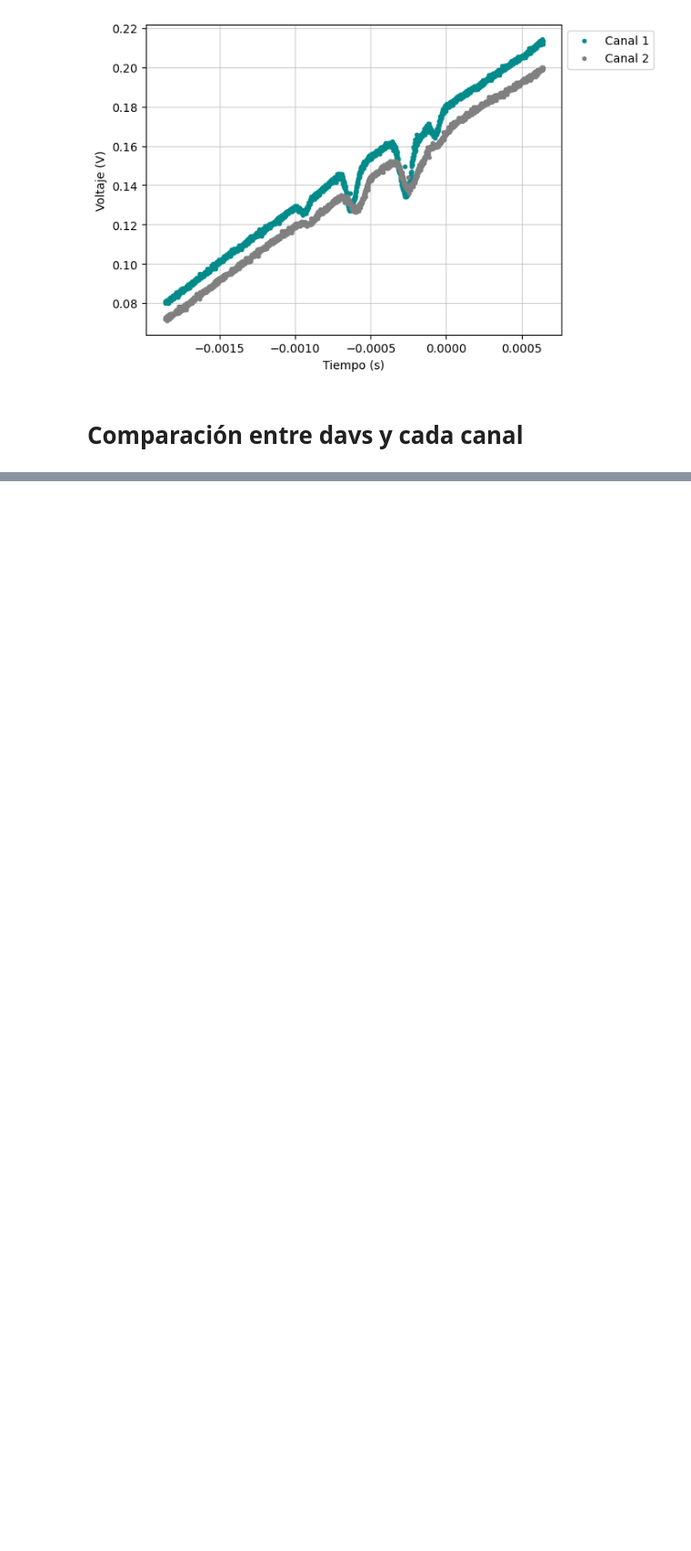
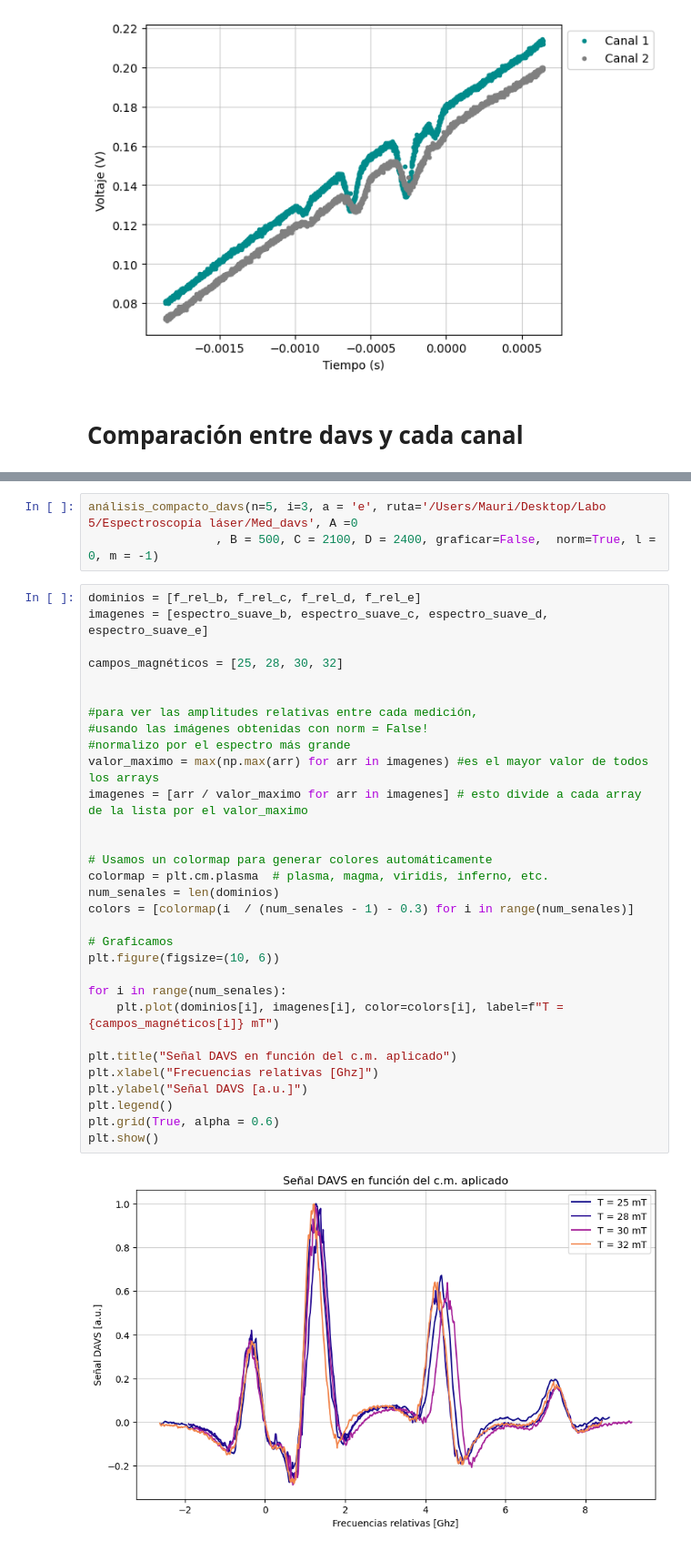
Before and after one commit to mauri-stack/labo5, a Jupyter notebook: espectroscopía_láser/análisis_DAVS.ipynb, the cells around one changed output, grey strips where cells are left out. Shown at 91% size. Saved outputs shown, nothing was run; the diff lists cells and outputs as text; blank space fills up the shorter version.

```diff
--- a/espectroscopía_láser/análisis_DAVS.ipynb
+++ b/espectroscopía_láser/análisis_DAVS.ipynb
@@ -370,0 +637,36 @@ plt.show()
+# %%
+análisis_compacto_davs(n=5, i=3, a = 'e', ruta='/Users/Mauri/Desktop/Labo 5/Espectroscopía láser/Med_davs', A =0
+                  , B = 500, C = 2100, D = 2400, graficar=False,  norm=True, l = 0, m = -1)
+# %%
+dominios = [f_rel_b, f_rel_c, f_rel_d, f_rel_e]
+imagenes = [espectro_suave_b, espectro_suave_c, espectro_suave_d, espectro_suave_e]
+
+campos_magnéticos = [25, 28, 30, 32]
+
+
+#para ver las amplitudes relativas entre cada medición,
+#usando las imágenes obtenidas con norm = False!
+#normalizo por el espectro más grande
+valor_maximo = max(np.max(arr) for arr in imagenes) #es el mayor valor de todos los arrays
+imagenes = [arr / valor_maximo for arr in imagenes] # esto divide a cada array de la lista por el valor_maximo
+
+
+# Usamos un colormap para generar colores automáticamente
+colormap = plt.cm.plasma  # plasma, magma, viridis, inferno, etc.
+num_senales = len(dominios)
+colors = [colormap(i  / (num_senales - 1) - 0.3) for i in range(num_senales)]
+
+# Graficamos
+plt.figure(figsize=(10, 6))
+
+for i in range(num_senales):
+    plt.plot(dominios[i], imagenes[i], color=colors[i], label=f"T = {campos_magnéticos[i]} mT")
+
+plt.title("Señal DAVS en función del c.m. aplicado")
+plt.xlabel("Frecuencias relativas [Ghz]")
+plt.ylabel("Señal DAVS [a.u.]")
+plt.legend()
+plt.grid(True, alpha = 0.6)
+plt.show()
+# %% [output]
+[figure, added]
```
Also changed, not shown: parts of 13 cells of this notebook.
